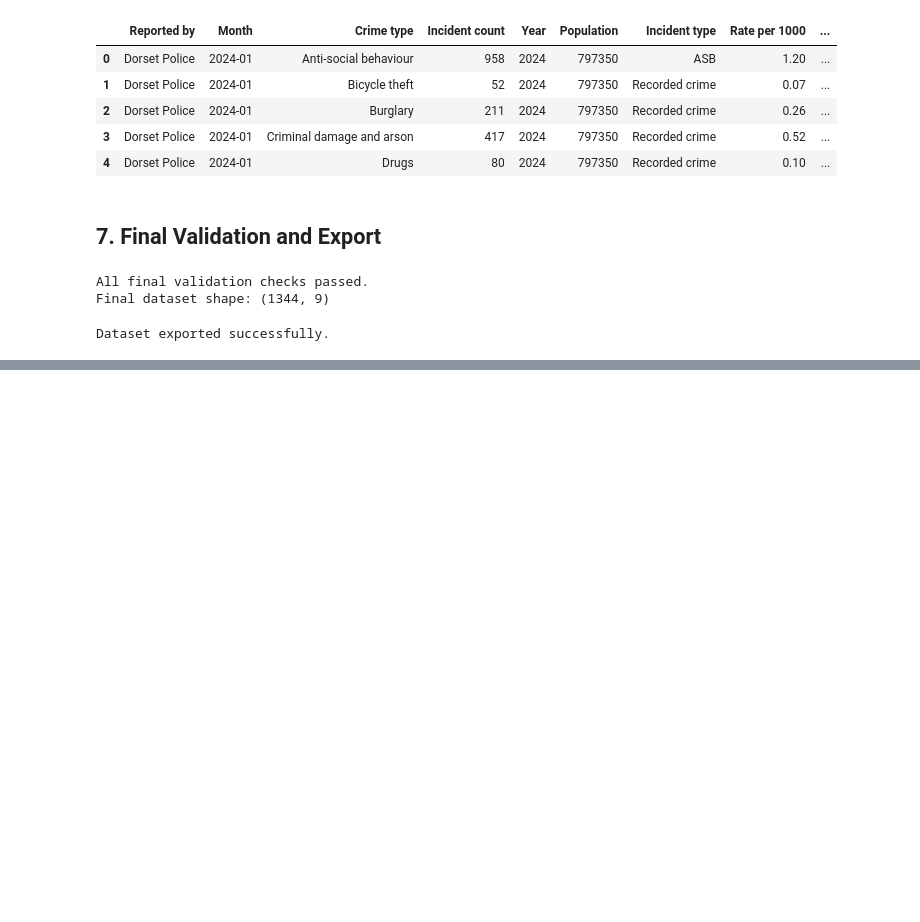
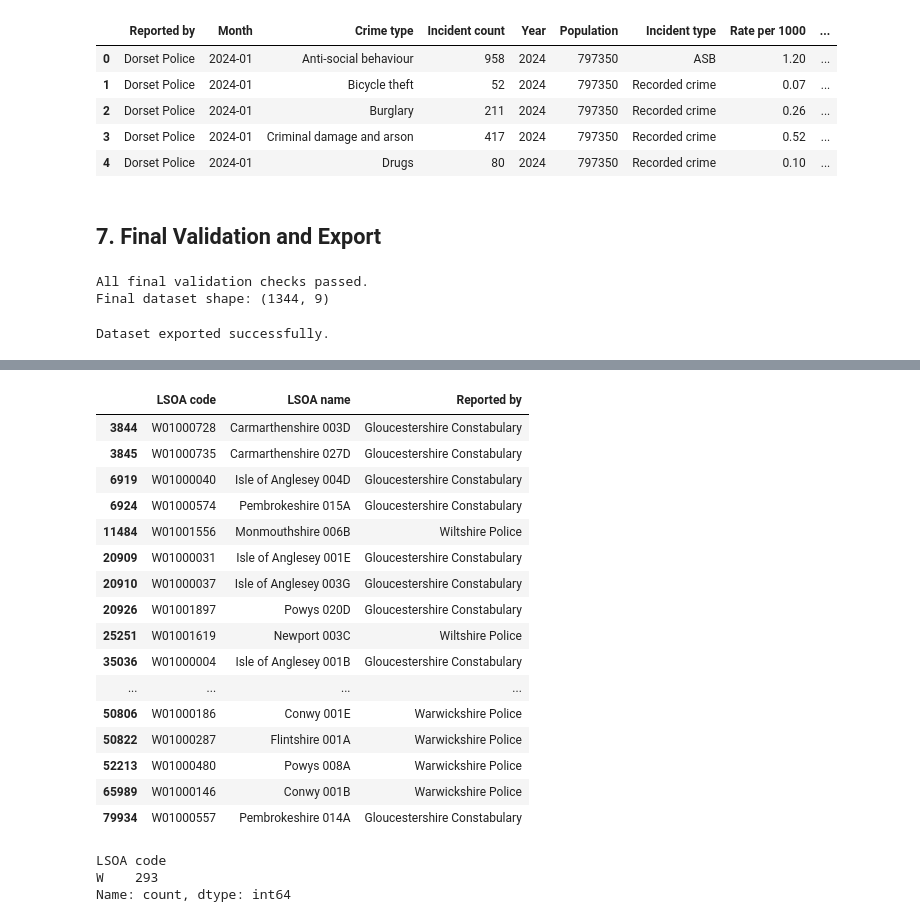
Before and after one commit to ciaratheink-blip/Python-Project---Crime-data-Pipeline, a Jupyter notebook: crime_pipeline.ipynb, the cells around one changed output, grey strips where cells are left out. Cells and saved outputs as stored; diff of their text form; code cells hidden in the pictures; blank space fills up the shorter version.

```diff
--- a/crime_pipeline.ipynb
+++ b/crime_pipeline.ipynb
@@ -774,0 +795,14 @@ Dataset exported successfully.
+# %%
+#Add geographical hotspot data?
+# Checking if codes overlap
+
+crime_lsoas = set(cleaned_df["LSOA code"].dropna().unique())
+
+population_lsoas = set(deprivation_df["LSOA code (2021)"].dropna().unique())
+
+matching = crime_lsoas & population_lsoas
+
+print("Crime LSOAs:", len(crime_lsoas))
+print("Population LSOAs:", len(population_lsoas))
+print("Matching codes:", len(matching))
+print("Unmatched crime codes:", len(crime_lsoas - population_lsoas))
@@ -774,0 +814,9 @@ Dataset exported successfully.
+# %%
+# Taking a closer look
+unmatched_records = cleaned_df[cleaned_df["LSOA code"].isin(crime_lsoas - population_lsoas)]
+
+print("Records in unmatched LSOAs:", len(unmatched_records))
+print("Percentage of cleaned records:", round(len(unmatched_records) / len(cleaned_df) * 100, 2))
+print(unmatched_records["Reported by"].value_counts())
+
+# only 293/436,692 unmatched LSOA codes
@@ -774,0 +831,30 @@ Dataset exported successfully.
+# %%
+unmatched_records[["LSOA code", "LSOA name", "Reported by"]].drop_duplicates().head(20)
+# interesting apparently Warwickshire police has somehow acquired Cardiff and Powys(where my parents live!)
+# and Gloucestershire is policing Anglesey Pembrokeshire and Carmarthenshire
+# %% [output]
+|  | LSOA code | LSOA name | Reported by |
+| 3844 | W01000728 | Carmarthenshire 003D | Gloucestershire Constabulary |
+| 3845 | W01000735 | Carmarthenshire 027D | Gloucestershire Constabulary |
+| 6919 | W01000040 | Isle of Anglesey 004D | Gloucestershire Constabulary |
+| 6924 | W01000574 | Pembrokeshire 015A | Gloucestershire Constabulary |
+| 11484 | W01001556 | Monmouthshire 006B | Wiltshire Police |
+| 20909 | W01000031 | Isle of Anglesey 001E | Gloucestershire Constabulary |
+| 20910 | W01000037 | Isle of Anglesey 003G | Gloucestershire Constabulary |
+| 20926 | W01001897 | Powys 020D | Gloucestershire Constabulary |
+| 25251 | W01001619 | Newport 003C | Wiltshire Police |
+| 35036 | W01000004 | Isle of Anglesey 001B | Gloucestershire Constabulary |
+| ... | ... | ... | ... |
+| 50806 | W01000186 | Conwy 001E | Warwickshire Police |
+| 50822 | W01000287 | Flintshire 001A | Warwickshire Police |
+| 52213 | W01000480 | Powys 008A | Warwickshire Police |
+| 65989 | W01000146 | Conwy 001B | Warwickshire Police |
+| 79934 | W01000557 | Pembrokeshire 014A | Gloucestershire Constabulary |
+# %%
+# Let's see if they're all in Wales
+
+unmatched_records["LSOA code"].str[0].value_counts()
+# %% [output]
+LSOA code
+W    293
+Name: count, dtype: int64
```
Also changed, not shown: parts of 3 cells of this notebook.
